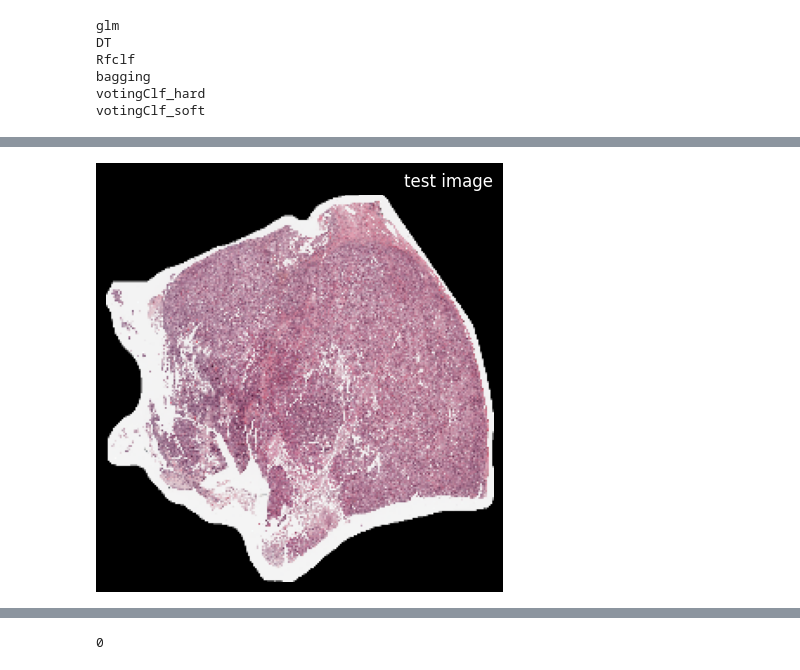
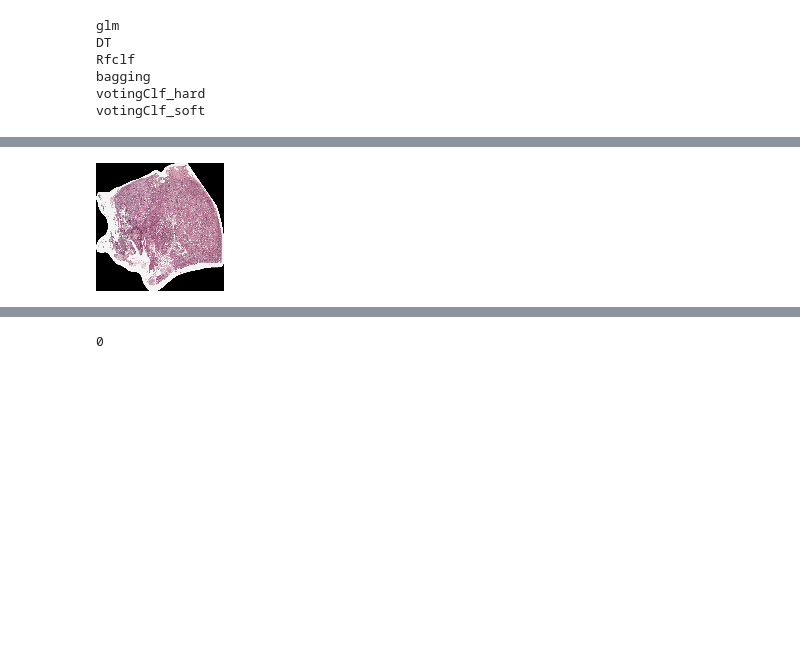
Before and after one commit to ChristopheMpagaDSTI/UBC-tumor-classification, a Jupyter notebook: tumor-classification2.ipynb, the cells around one changed output, grey strips where cells are left out. Cells and saved outputs as stored; diff of their text form; code cells hidden in the pictures; blank space fills up the shorter version.

```diff
--- a/tumor-classification2.ipynb
+++ b/tumor-classification2.ipynb
@@ -70,11 +68,11 @@ import shutil
 
 BATCH_SIZE = None
 # IMG_SIZE = (160, 160)
-IMG_SIZE = (224, 224)
+IMG_SIZE = (128, 128)
 
 train_dataset = tf.keras.utils.image_dataset_from_directory(source,
                                                             labels = "inferred",
-                                                            # shuffle=True,
+                                                            shuffle=True,
                                                             batch_size=n_files,
                                                             image_size=IMG_SIZE,
                                                             # subset ="training",
@@ -288,15 +286,16 @@ test_csv = pd.read_csv("test.csv")
 # %%
 # load test image
 test_image = tf.keras.utils.load_img('./test_thumbnails/41_thumbnail.png',target_size=IMG_SIZE)
 
 
 #visualize image
-plt.figure(figsize=(5,10))
-plt.imshow(test_image)
-_=plt.axis('off')
-_=plt.title(label='test image',loc = "right")
+test_image
+# plt.figure(figsize=(5,10))
+# plt.imshow(test_image)
+# _=plt.axis('off')
+# _=plt.title(label='test image',loc = "right")
 # %% [output]
-[figure, old version]
+[figure, new version]
 # %%
 # convert image to array
 test_image_array = tf.keras.utils.img_to_array(test_image)
```
Also changed, not shown: parts of 31 cells of this notebook.
